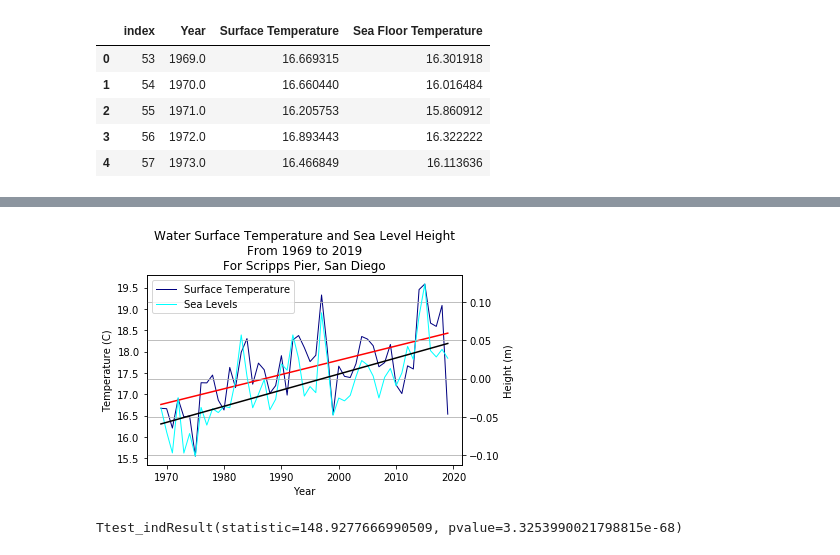
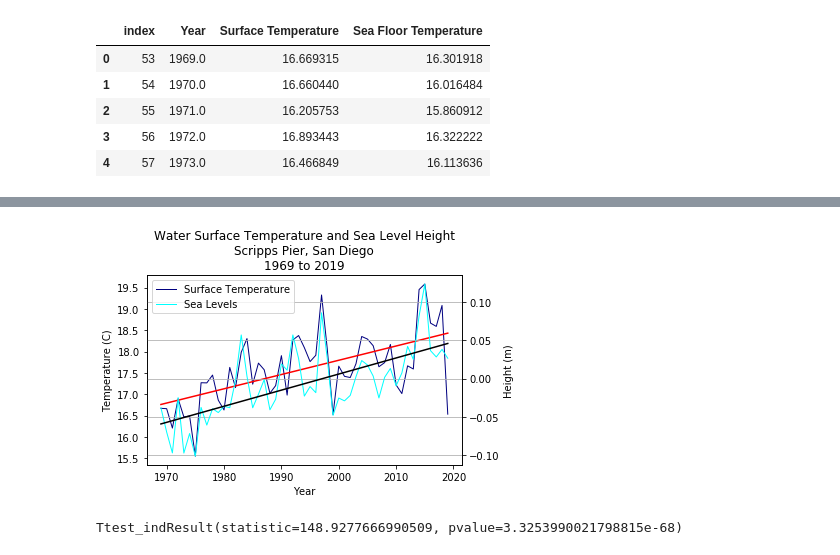
Before and after one commit to giantmagellan/sandiego-climate-analysis, a Jupyter notebook: Water Temp/climate_b.ipynb, the cells around one changed output, grey strips where cells are left out. Cells and saved outputs as stored; diff of their text form; code cells hidden in the pictures.

```diff
--- a/Water Temp/climate_b.ipynb
+++ b/Water Temp/climate_b.ipynb
@@ -175,38 +205,38 @@ surf_temp, = ax1.plot(x_axis, surface_y, linewidth=1, color='Navy',
 
 # identical x-axis for plotting 2 y-axes
 ax2 = ax1.twinx()
 
 color = 'tab:blue'
 ax2.set_ylabel('Height (m)') # second y-axis label
 # second legend handle
 sea_height, = ax2.plot(x_axis, sealevel_y, linewidth=1, color='cyan',
                        label="Sea Levels")
 
 # title and legend
 plt.title(f"""Water Surface Temperature and Sea Level Height
-From 1969 to 2019
-For Scripps Pier, San Diego""")
+Scripps Pier, San Diego
+1969 to 2019""")
 plt.legend(loc = 'upper left') # set legend location to upper left corner
 
 fig.tight_layout()
 plt.grid()
 
 lines = ax1.get_lines() + ax2.get_lines()
 plt.legend(lines, [line.get_label() for line in lines], loc='best')
 
 # adding trendlines
 z = np.polyfit(x_axis, surface_y, 1) # trendline for surface temperature
 m = np.polyfit(x_axis, sealevel_y, 1) # trendline for sea level height
 p = np.poly1d(z)
 q = np.poly1d(m)
-ax1.plot(x_axis, p(x_axis), "r")
-ax2.plot(x_axis, q(x_axis), "k")
+ax1.plot(x_axis, p(x_axis), "-r")
+ax2.plot(x_axis, q(x_axis), "-k")
 
 # saves an image of the above chart to view in Class Data folder
 plt.savefig("c:/Users/User/Desktop/Data_Viz_Repo/Climate-Project-Repo/Water Temp/temp_seal.png")
 plt.show()
 # %% [output]
-[figure, old version]
+[figure, new version]
 # %%
 # null: There is no relationship between sea level height and water surface
     # temperature.
```
Also changed, not shown: parts of 3 cells of this notebook, 4 other files.
